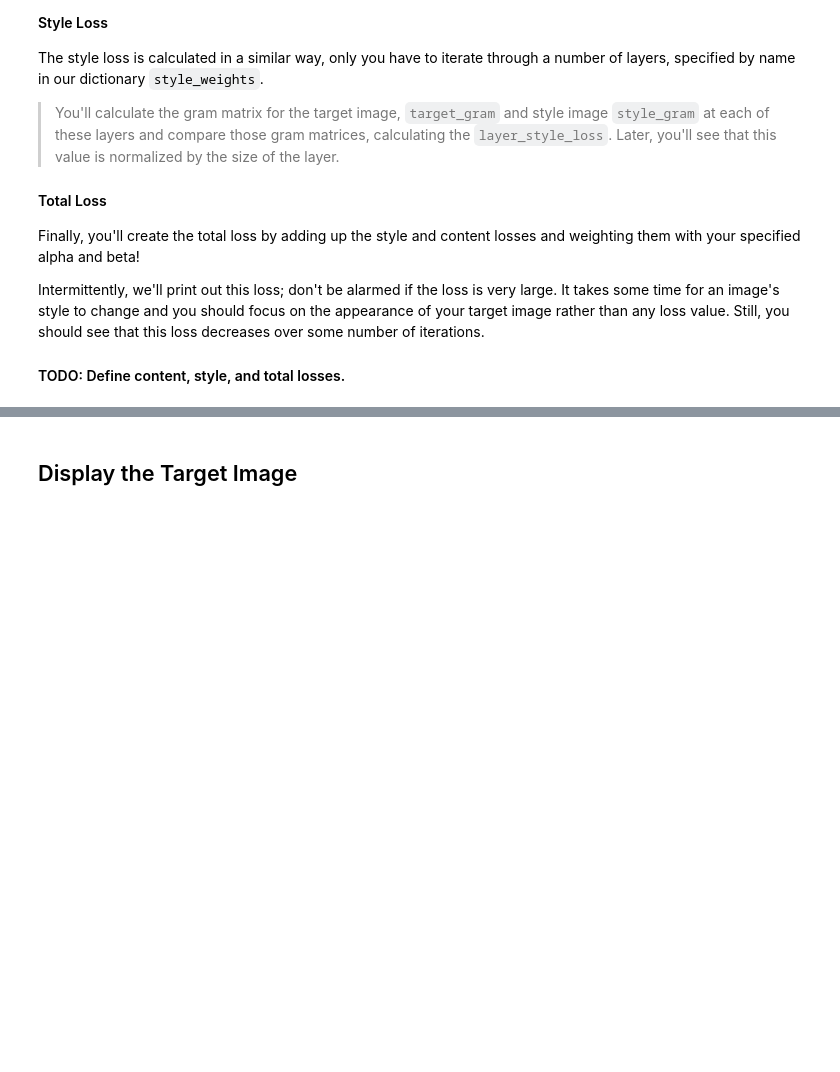
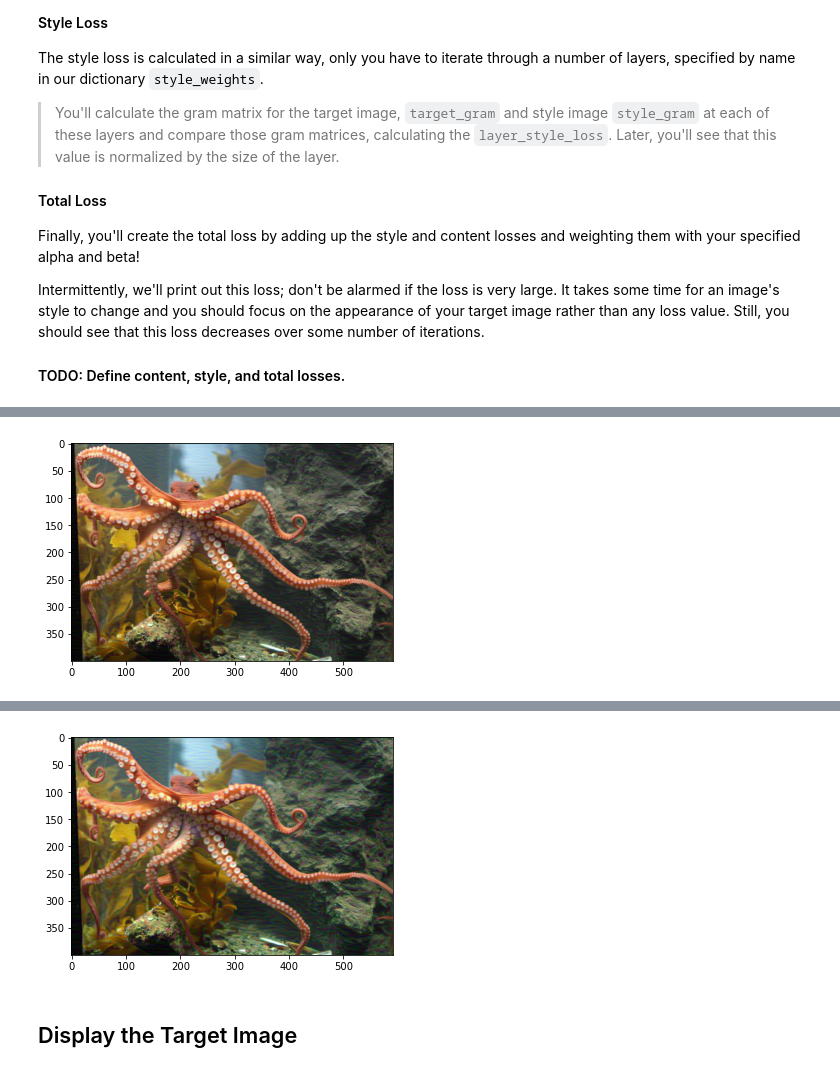
Before and after one commit to sclark2006/dl-nanodegree-exercises, a Jupyter notebook: style-transfer/Style_Transfer_Exercise.ipynb, the cells around one changed output, grey strips where cells are left out. Saved outputs shown, nothing was run; the diff lists cells and outputs as text; code cells hidden in the pictures; blank space fills up the shorter version.

Commit message:
fix: Style Transfer exercise update
Use flat_tensor.t() instead of flat_tensor.transpose(0,1).
Run for 100 steps instead of 10. The target image looks a slightly different with some style applied.

```diff
--- a/style-transfer/Style_Transfer_Exercise.ipynb
+++ b/style-transfer/Style_Transfer_Exercise.ipynb
@@ -231,7 +229,7 @@ def gram_matrix(tensor):
     ## calculate the gram matrix
     batch_size, d, h, w = tensor.size()
     flat_tensor = tensor.view(d, h * w)
-    gram = torch.mm(flat_tensor, flat_tensor.transpose(0,1))
+    gram = torch.mm(flat_tensor, flat_tensor.t())
 
     return gram
 # %% [markdown]
@@ -303,11 +301,11 @@ Intermittently, we'll print out this loss; don't be alarmed if the loss is very
 #### TODO: Define content, style, and total losses.
 # %%
 # for displaying the target image, intermittently
-show_every = 400
+show_every = 50
 
 # iteration hyperparameters
 optimizer = optim.Adam([target], lr=0.003)
-steps = 10  # decide how many iterations to update your image (5000)
+steps = 100  # decide how many iterations to update your image (5000)
 
 for ii in range(1, steps+1):
 
@@ -352,3 +350,4 @@ for ii in range(1, steps+1):
         print('Total loss: ', total_loss.item())
         plt.imshow(im_convert(target))
         plt.show()
+# %% [output]
@@ -354,0 +355 @@ for ii in range(1, steps+1):
+[figure, added]
@@ -355,3 +357,4 @@ for ii in range(1, steps+1):
+[figure, added]
 # %% [markdown]
 ## Display the Target Image
 # %%
```
Also changed, not shown: parts of 2 cells of this notebook.
